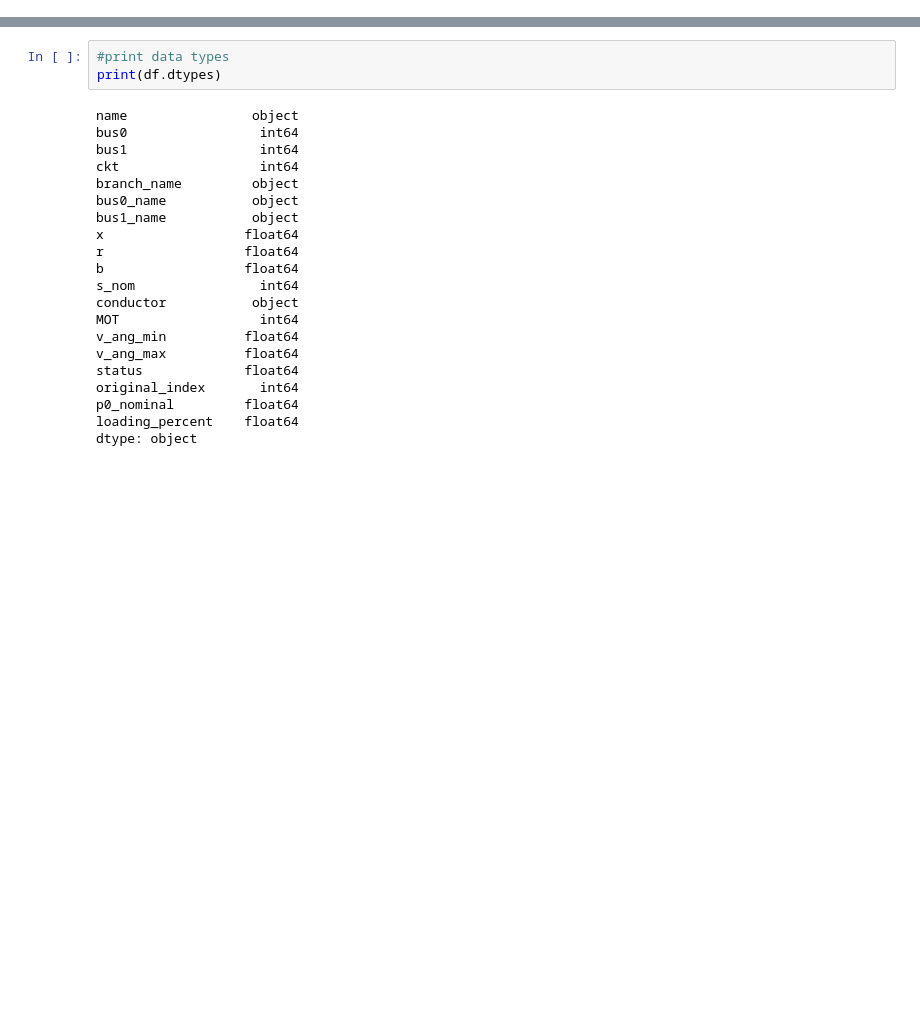
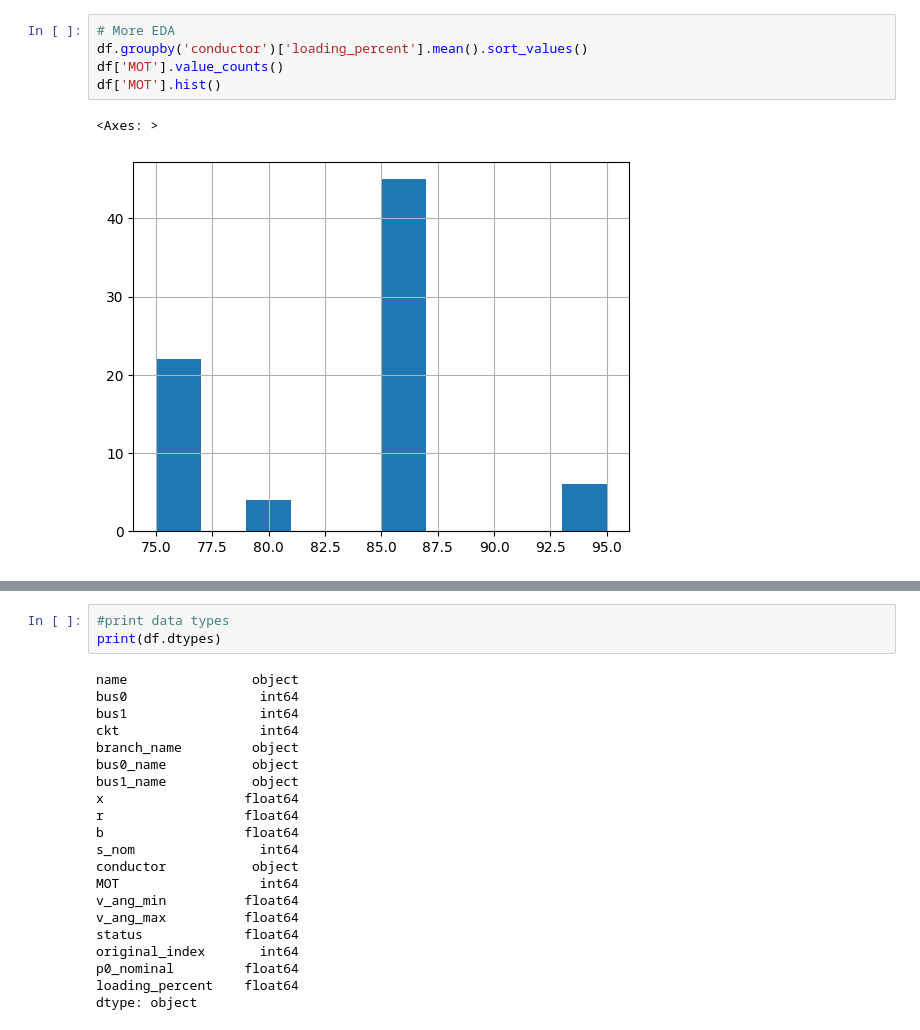
Before and after one commit to AvaS11/HackOHI-O-2025, a Jupyter notebook: notebook.ipynb, the cells around one changed output, grey strips where cells are left out. Cells and saved outputs as stored; diff of their text form; blank space fills up the shorter version.

```diff
--- a/notebook.ipynb
+++ b/notebook.ipynb
@@ -23,0 +50,8 @@ df.head()
+# %%
+# More EDA
+df.groupby('conductor')['loading_percent'].mean().sort_values()
+df['MOT'].value_counts()
+df['MOT'].hist()
+# %% [output]
+<Axes: >
+[figure, added]
```
Also changed, not shown: parts of 4 cells of this notebook.
